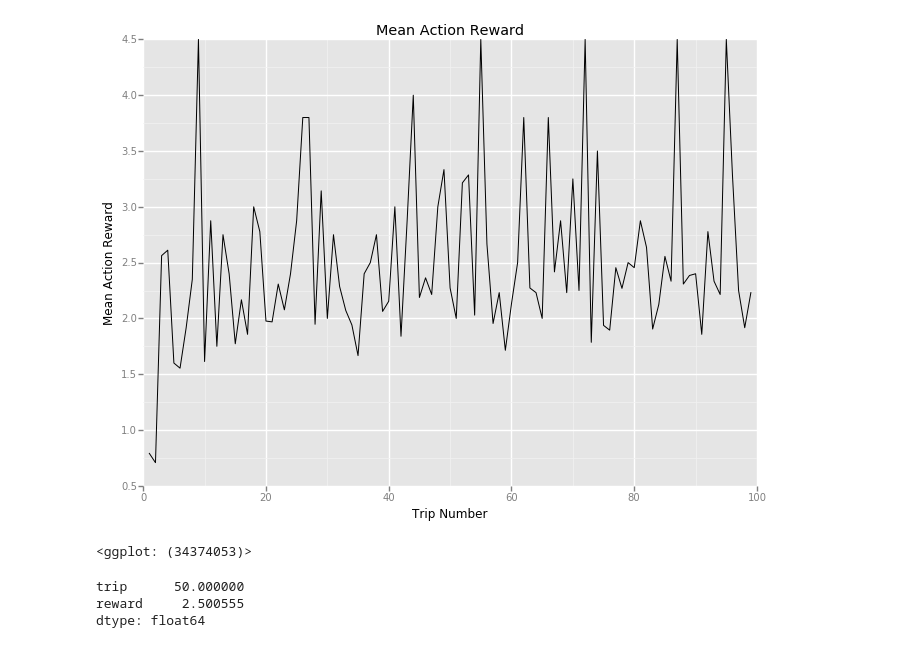
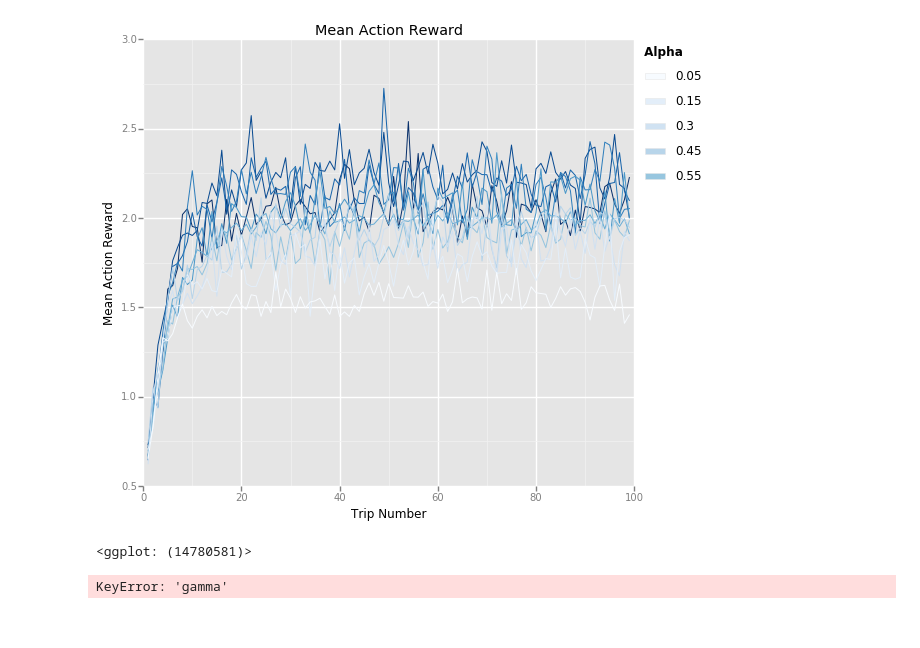
Before and after one commit to jank3/Machine-Learning-Engineer-Nanodegree, a Jupyter notebook: P4. Train a Smartcab/smartcab/smartcab/Performance Analysis.ipynb, the cells around one changed output. Cells and saved outputs as stored; diff of their text form; code cells hidden in the pictures.

```diff
--- a/P4. Train a Smartcab/smartcab/smartcab/Performance Analysis.ipynb
+++ b/P4. Train a Smartcab/smartcab/smartcab/Performance Analysis.ipynb
@@ -12,3 +12,4 @@ for c in colTypes:
 
 # Create some reporting features
 df['Error'] = df['reward'].apply(lambda x: 1 if x < 0 else 0)
+df['Steps'] = 1
@@ -38,14 +96,12 @@ dtype: float64
 # %%
-tempq = df.groupby(['trip'])['reward'].mean().reset_index()
-ggplot(tempq, aes(x='trip', y='reward')) + geom_line() + ggtitle('Mean Action Reward') + xlab('Trip Number') + ylab('Mean Action Reward')
+tempq = df.groupby(['trip','alpha'])['reward'].mean().reset_index()
+ggplot(tempq, aes(x='trip', y='reward',color='alpha')) + geom_line() + ggtitle('Mean Action Reward') + xlab('Trip Number') + ylab('Mean Action Reward')
 # %% [output]
-[figure, old version]
+[figure, new version]
-<ggplot: (34374053)>
+<ggplot: (14780581)>
 # %%
 # 0.5, 0.5 - 2.3768
-tempq.mean()
+tempq.groupby(['alpha','gamma']).mean()
 # %% [output]
-trip      50.000000
-reward     2.500555
-dtype: float64
+KeyError: 'gamma'
 # %%
```
Also changed, not shown: parts of 9 cells of this notebook, 1 other file.
